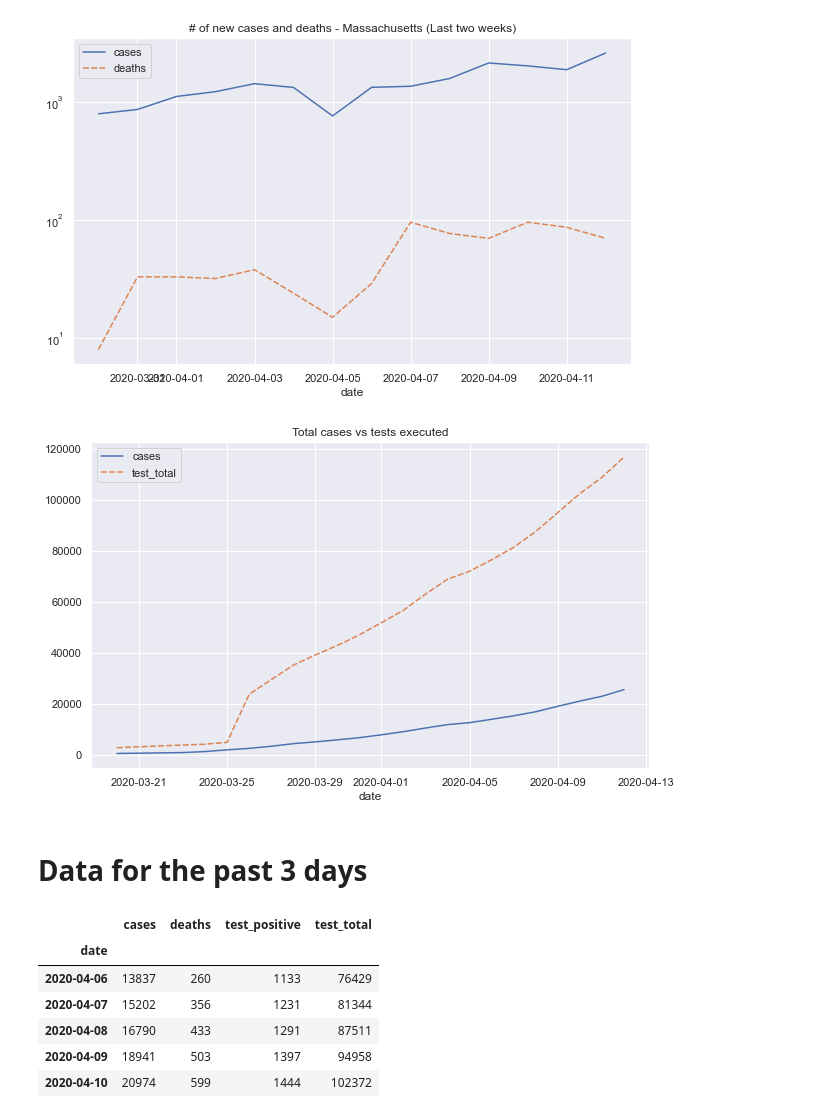
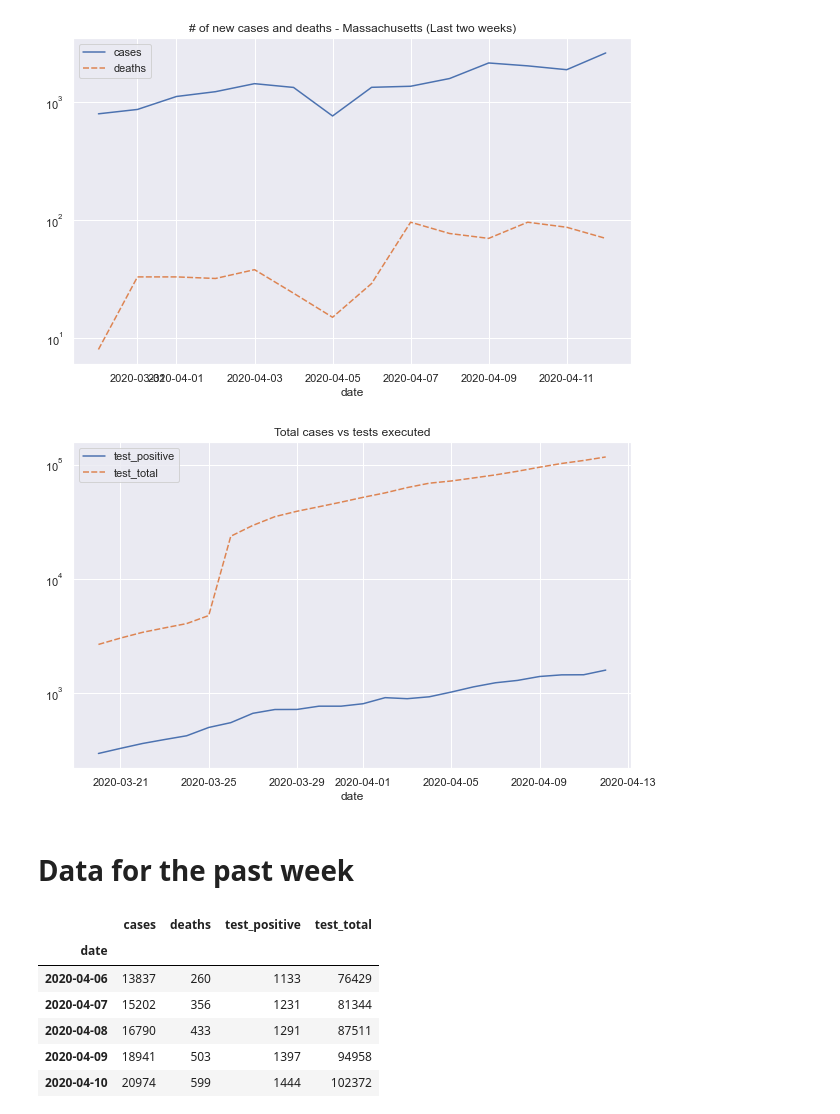
Before and after one commit to rscarvalho/coronavirus-daily-report, a Jupyter notebook: Plots.ipynb, the cells around one changed output. Drawn from its saved outputs; the diff is of its cells as text; code cells hidden in the pictures.

```diff
--- a/Plots.ipynb
+++ b/Plots.ipynb
@@ -42,19 +42,17 @@ plt.show()
 # %% [output]
 [figure]
 # %%
-test_cases_df = df.loc[:, ["cases", "test_total"]]
-
 plt.figure(figsize=(10, 6))
-ax = sns.lineplot(data=test_cases_df)
-ax.set_yscale("linear")
+ax = sns.lineplot(data=tests_df)
+ax.set_yscale("log")
 
 plt.title("Total cases vs tests executed")
 
 plt.show()
 # %% [output]
-[figure, old version]
+[figure, new version]
 # %% [markdown]
-   # Data for the past 3 days
+   # Data for the past week
 # %%
 df[-7:]
 # %% [output]
```
